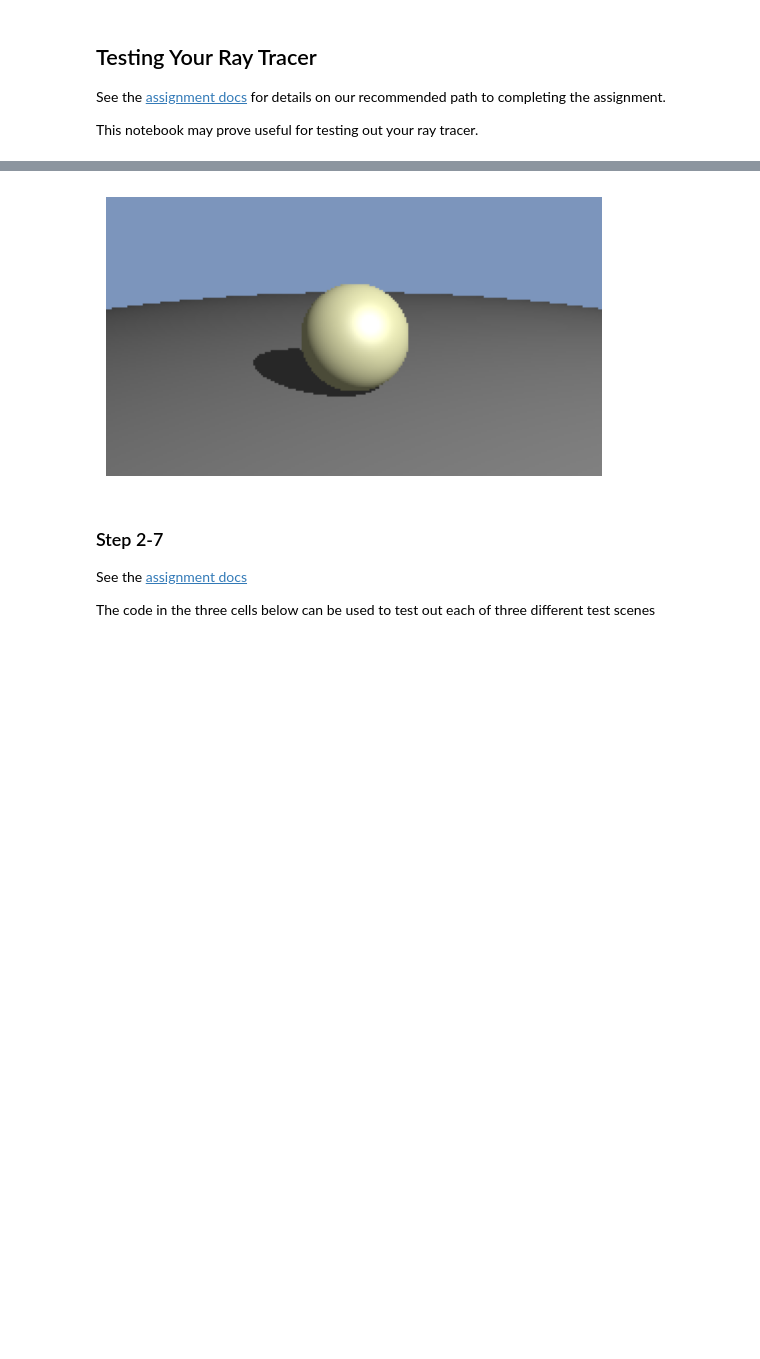
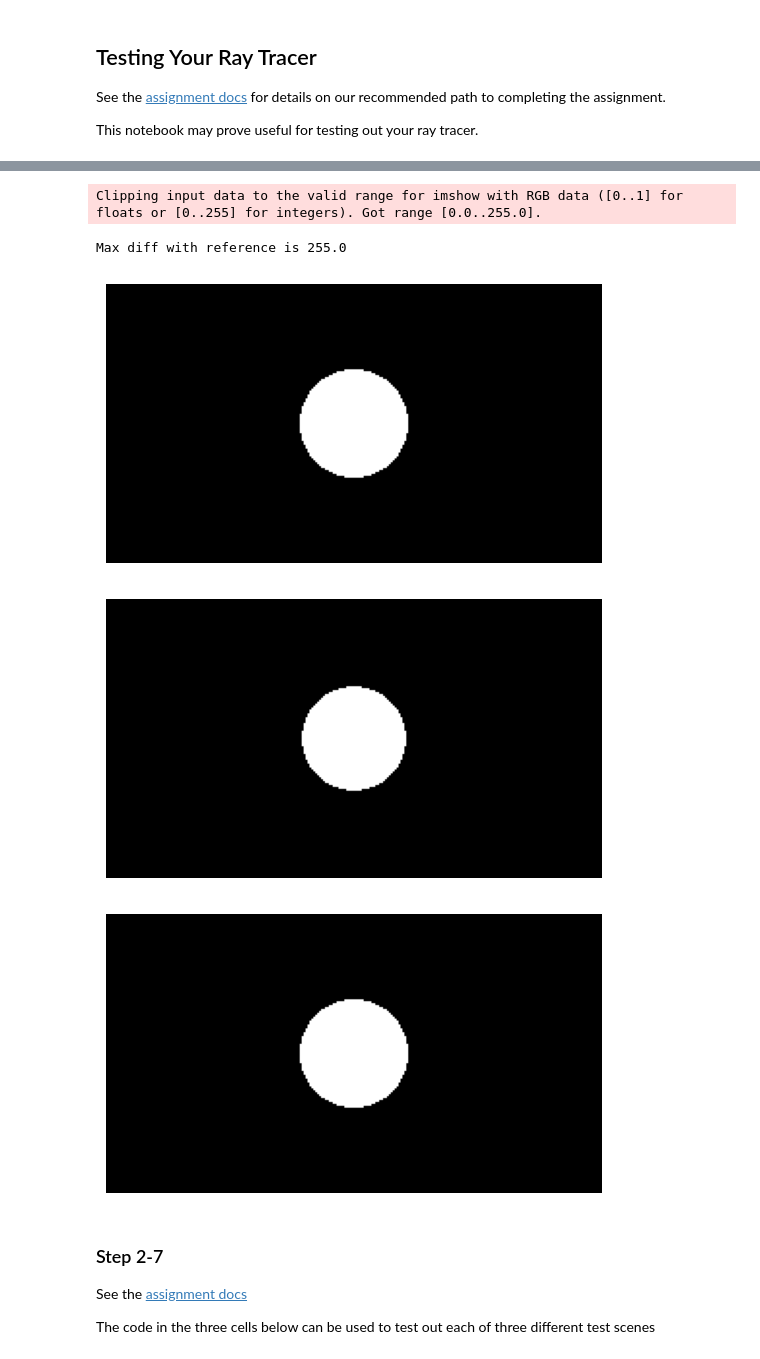
Before and after one commit to jcadastra/TracinRays, a Jupyter notebook: Testing.ipynb, the cells around one changed output, grey strips where cells are left out. Saved outputs shown, nothing was run; the diff lists cells and outputs as text; code cells hidden in the pictures; blank space fills up the shorter version.

```diff
--- a/Testing.ipynb
+++ b/Testing.ipynb
@@ -22,12 +30,18 @@ When you have completed Step 0 your the image below should look like:
 # %%
 im = TwoSpheresExample().render(output_shape = [144,256])
 im.show()
 
-# ref = Image(path="./ref/step1.png").GetFloatCopy();
-# ref.show()
-# print("Max diff with reference is {}".format(np.abs(ref.pixels-im.pixels).max()))
+ref = Image(path="./ref/step1.png").GetFloatCopy();
+ref.show()
+print("Max diff with reference is {}".format(np.abs(ref.pixels-im.pixels).max()))
+diff = Image(pixels=np.abs(ref.pixels-im.pixels))
+diff.show()
 # %% [output]
+Clipping input data to the valid range for imshow with RGB data ([0..1] for floats or [0..255] for integers). Got range [0.0..255.0].
+Max diff with reference is 255.0
-[figure, old version]
+[figure, new version]
+[figure, added]
+[figure, added]
 # %% [markdown]
 ### Step 2-7
 See the [assignment docs](https://www.cs.cornell.edu/courses/cs4620/2023fa/assignments/docs/category/assignment-4)
```
Also changed, not shown: parts of 3 cells of this notebook, 1 other file.
